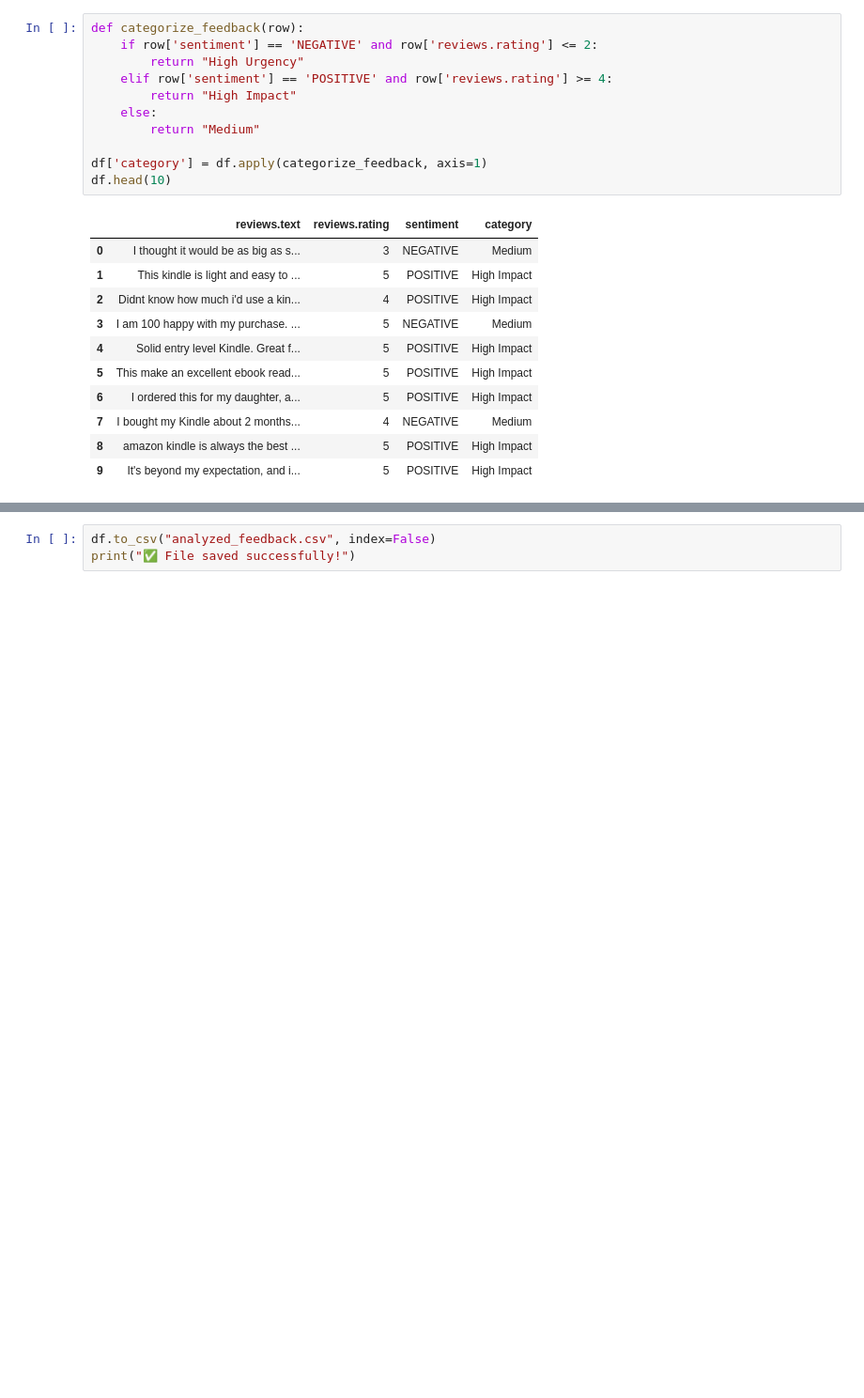
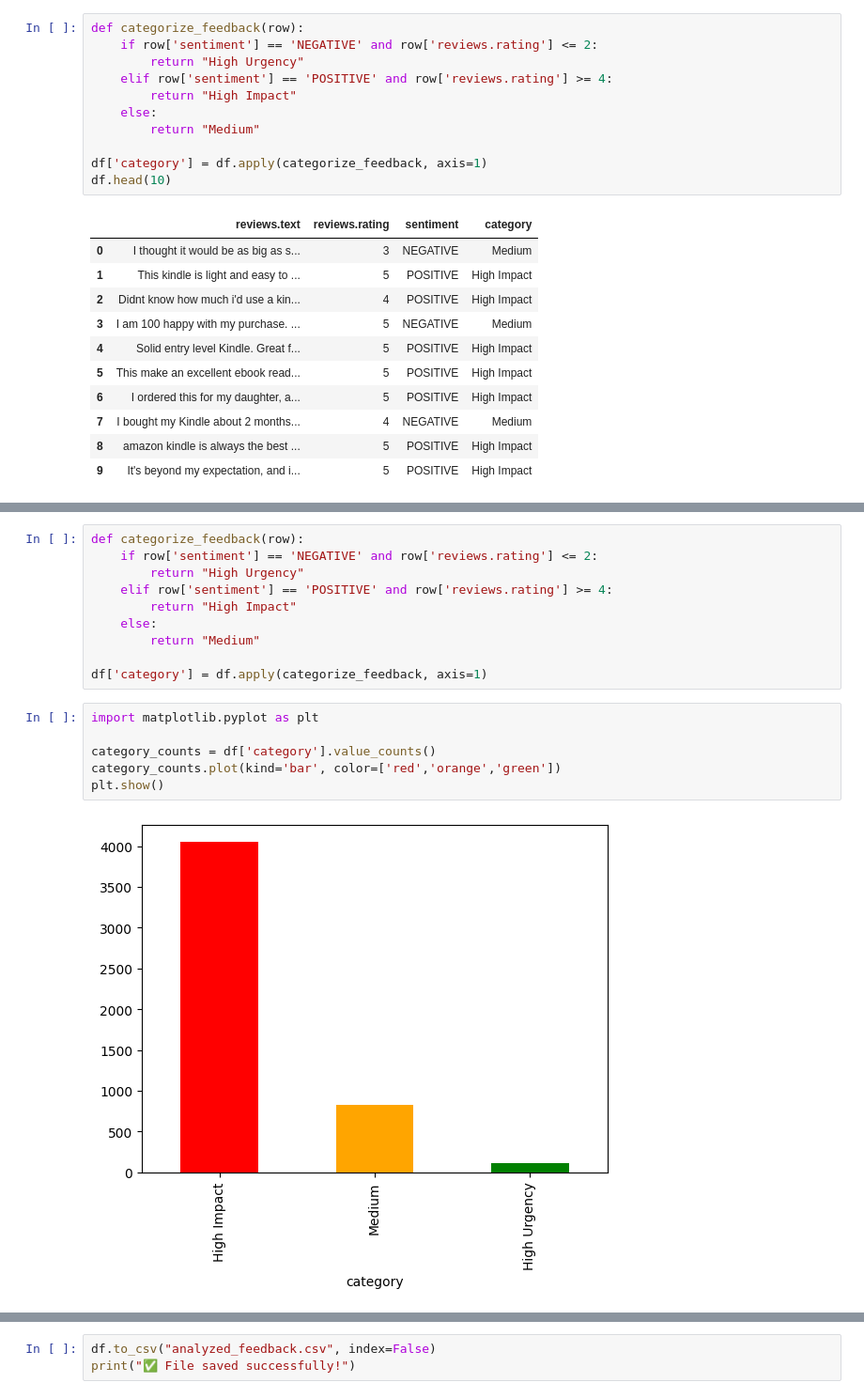
Before and after one commit to raeen-fatima/AI-model-for-costomer-feedback, a Jupyter notebook: Customer_Feedback_Prioritizer_(AI_+_Backend_+_Frontend).ipynb, the cells around one changed output, grey strips where cells are left out. Shown at 94% size. Drawn from its saved outputs; the diff is of its cells as text; blank space fills up the shorter version.

```diff
--- a/Customer_Feedback_Prioritizer_(AI_+_Backend_+_Frontend).ipynb
+++ b/Customer_Feedback_Prioritizer_(AI_+_Backend_+_Frontend).ipynb
@@ -137 +124,19 @@ df.head(10)
+# %%
+def categorize_feedback(row):
+    if row['sentiment'] == 'NEGATIVE' and row['reviews.rating'] <= 2:
+        return "High Urgency"
+    elif row['sentiment'] == 'POSITIVE' and row['reviews.rating'] >= 4:
+        return "High Impact"
+    else:
+        return "Medium"
+
+df['category'] = df.apply(categorize_feedback, axis=1)
+# %%
+import matplotlib.pyplot as plt
+
+category_counts = df['category'].value_counts()
+category_counts.plot(kind='bar', color=['red','orange','green'])
+plt.show()
+# %% [output]
+[figure, added]
 # %% [markdown]
```
Also changed, not shown: parts of 8 cells of this notebook, 1 other file.
